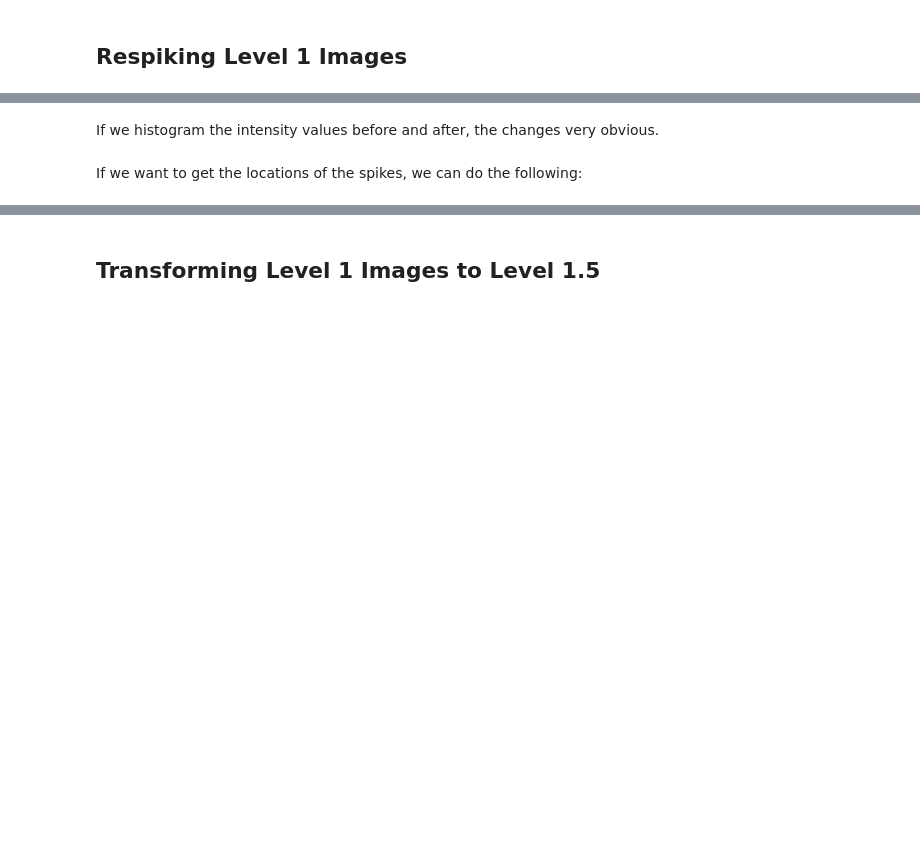
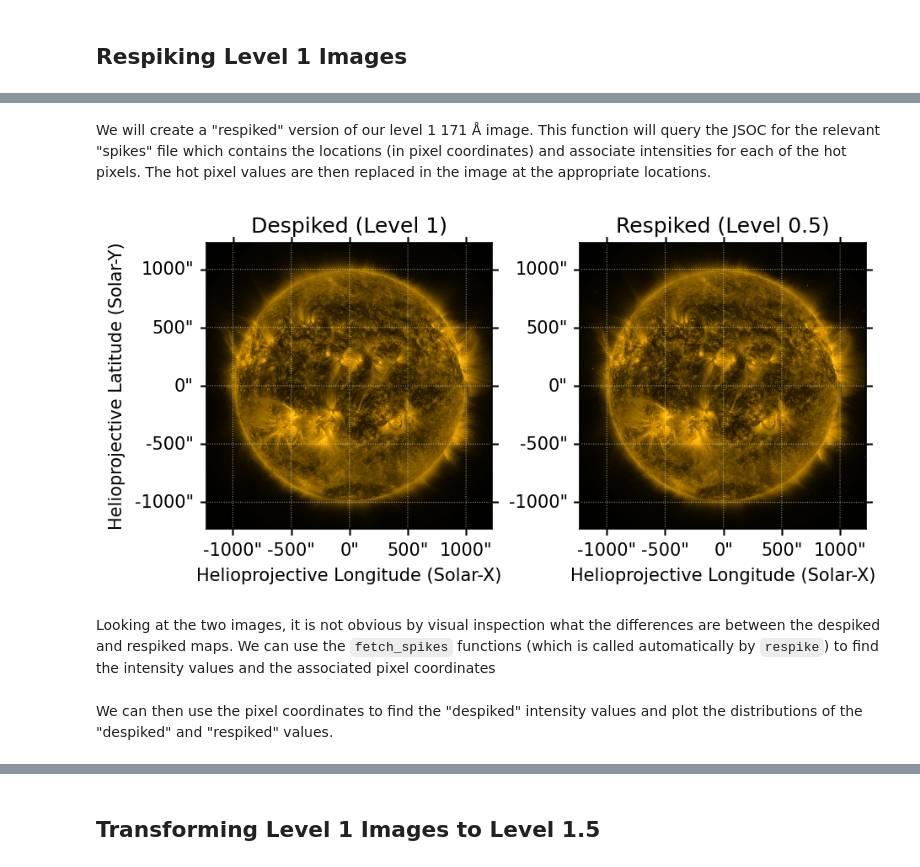
Before and after one commit to sunpy/sunpy.org, a Jupyter notebook: posts/2021/2021-10-01-aiapy-demo.ipynb, the cells around one changed output, grey strips where cells are left out. Saved outputs shown, nothing was run; the diff lists cells and outputs as text; code cells hidden in the pictures; blank space fills up the shorter version.

```diff
--- a/posts/2021/2021-10-01-aiapy-demo.ipynb
+++ b/posts/2021/2021-10-01-aiapy-demo.ipynb
@@ -63,17 +164,21 @@ Respiking an AIA image is quite straightfoward.
+# %% [markdown]
+We will create a "respiked" version of our level 1 171 Å image.
+This function will query the JSOC for the relevant "spikes" file which contains the locations (in pixel coordinates) and associate intensities for each of the hot pixels.
+The hot pixel values are then replaced in the image at the appropriate locations.
 # %%
 m_171_respiked = respike(m_171)
 # %%
-fig = plt.figure(figsize=(10,10))
-ax1 = fig.add_subplot(1, 2, 1, projection=m_171)
-m_171.plot(axes=ax1)
-
-ax2 = fig.add_subplot(1, 2, 2, projection=m_171)
-m_171_respiked.plot(axes=ax2)
-
-ax1.set_title("Original Level 1")
-ax2.set_title("Respiked Image")
-ax1.set_axis_off()
-ax2.set_axis_off()
+fig = plt.figure(figsize=(7, 3))
+ax = fig.add_subplot(121, projection=m_171)
+m_171.plot(axes=ax)
+ax.set_title(f"Despiked (Level {m_171.processing_level:.0f})")
+ax = fig.add_subplot(122, projection=m_171_respiked)
+m_171_respiked.plot(axes=ax)
+ax.set_title(f"Respiked (Level {m_171_respiked.processing_level})")
+ax.coords[1].set_axislabel(' ')
+# %% [output]
+[figure, added]
-# %% [markdown]
-If we histogram the intensity values before and after, the changes very obvious.
+# %% [markdown]
+Looking at the two images, it is not obvious by visual inspection what the differences are between the despiked and respiked maps.
+We can use the `fetch_spikes` functions (which is called automatically by `respike`) to find the intensity values and the associated pixel coordinates
 # %%
@@ -88,2 +185,0 @@ plt.ylabel('Frequency')
-# %% [markdown]
-If we want to get the locations of the spikes, we can do the following:
@@ -96,0 +186,2 @@ spike_coords, _ = fetch_spikes(m_171_cutout, as_coords=True)
+# %% [markdown]
+We can then use the pixel coordinates to find the "despiked" intensity values and plot the distributions of the "despiked" and "respiked" values.
```
Also changed, not shown: parts of 81 cells of this notebook.
